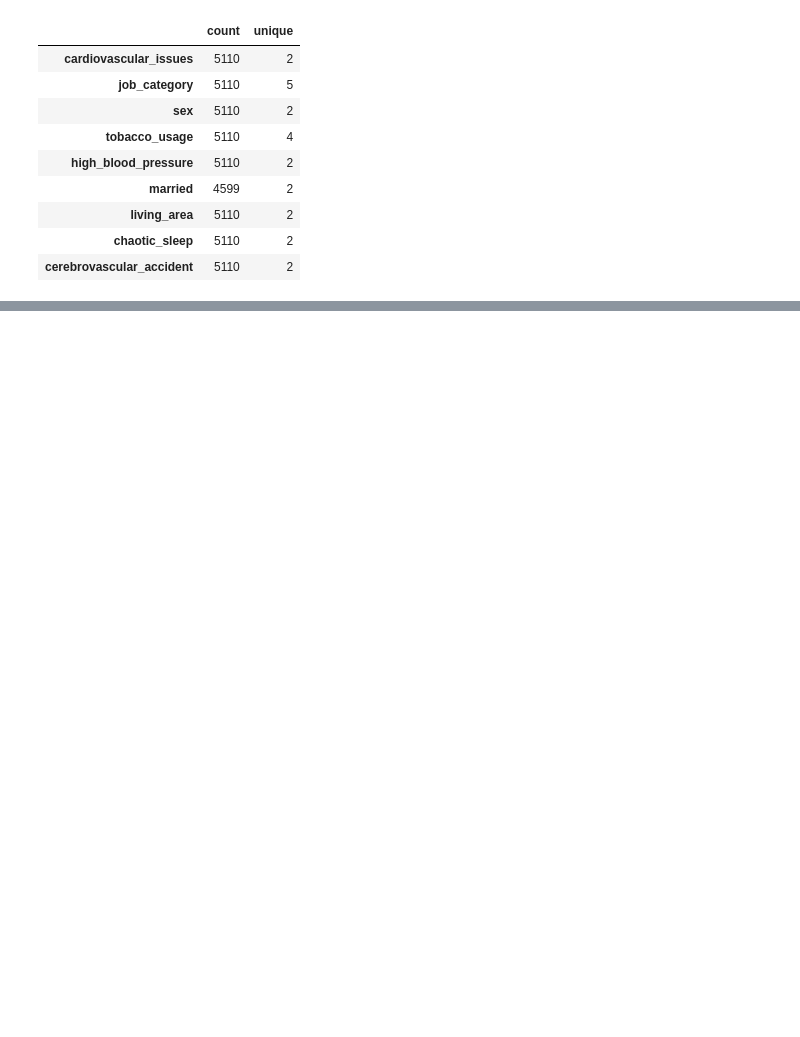
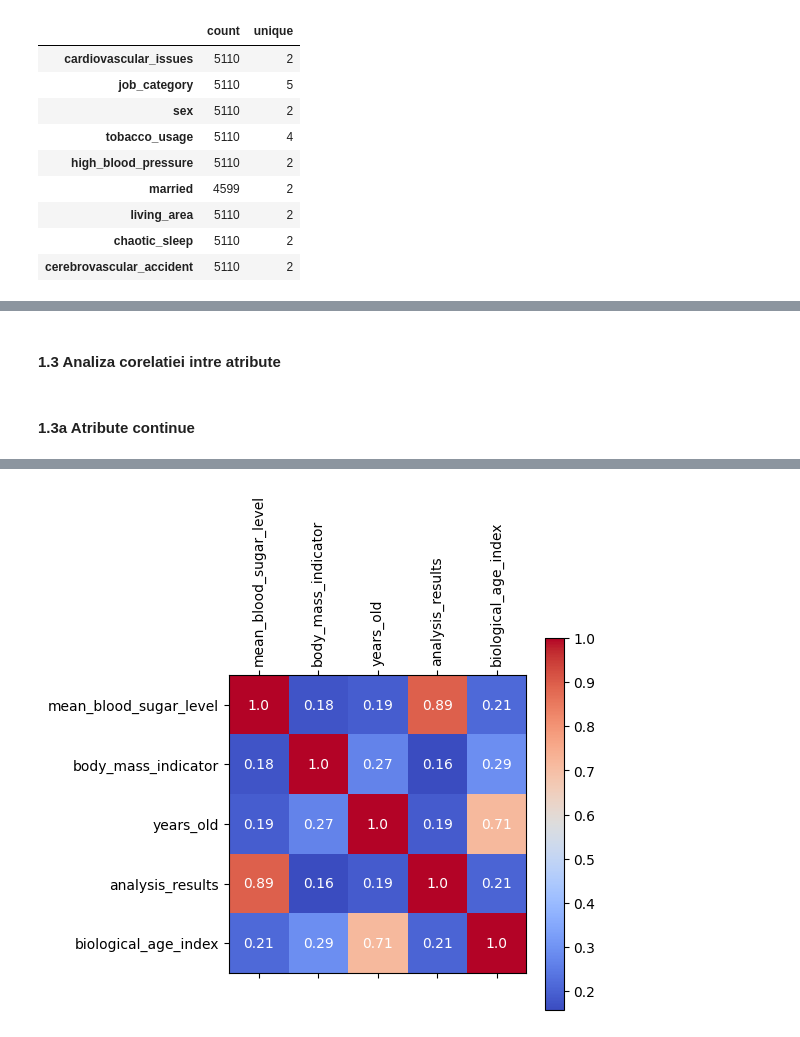
Before and after one commit to Earthbert/IA-project2, a Jupyter notebook: project.ipynb, the cells around one changed output, grey strips where cells are left out. Saved outputs shown, nothing was run; the diff lists cells and outputs as text; code cells hidden in the pictures; blank space fills up the shorter version.

```diff
--- a/project.ipynb
+++ b/project.ipynb
@@ -30,0 +54,14 @@ def show_boxplot(data: pd.DataFrame, features: list[str]):
+# %%
+def plot_correlation_continuous_data(data: pd.DataFrame):
+    corr_matrix = data.corr()
+    display(corr_matrix)
+
+    plt.matshow(corr_matrix, cmap='coolwarm')
+    plt.xticks(range(len(corr_matrix.columns)), corr_matrix.columns.to_list(), rotation=90)
+    plt.yticks(range(len(corr_matrix.columns)), corr_matrix.columns.to_list())
+    plt.colorbar()
+
+    for i in range(len(corr_matrix.columns)):
+        for j in range(len(corr_matrix.columns)):
+            plt.text(i, j, str(corr_matrix.iloc[i, j].round(2)), ha='center', va='center', color='w') # type: ignore
+    plt.show()
@@ -91,0 +160,7 @@ plot_category_features(full_data, category_features)
+# %% [markdown]
+#### 1.3 Analiza corelatiei intre atribute
+# %% [markdown]
+#### 1.3a Atribute continue
+# %%
+plot_correlation_continuous_data(avc_full_data[avc_continuous_features])
+# %% [output]
@@ -91,0 +173 @@ plot_category_features(full_data, category_features)
+[figure, added]
```
Also changed, not shown: parts of 40 cells of this notebook.
